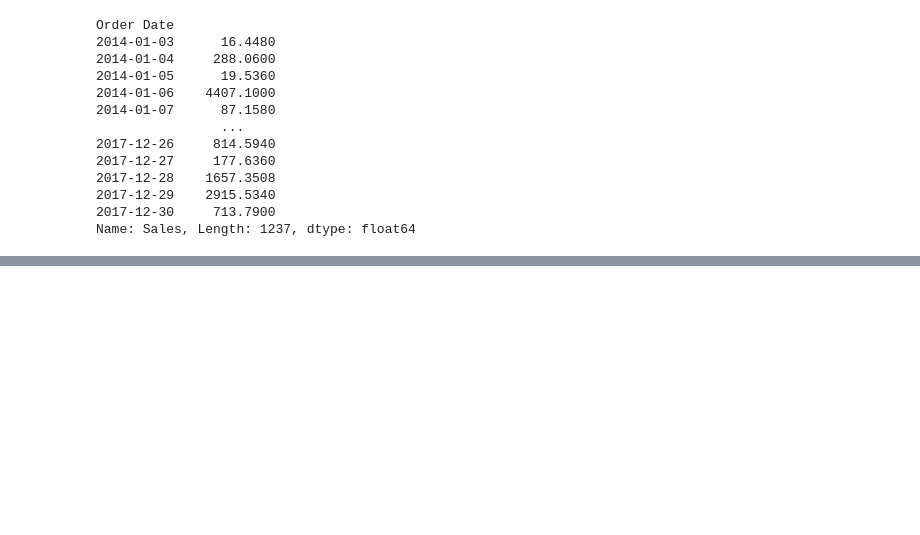
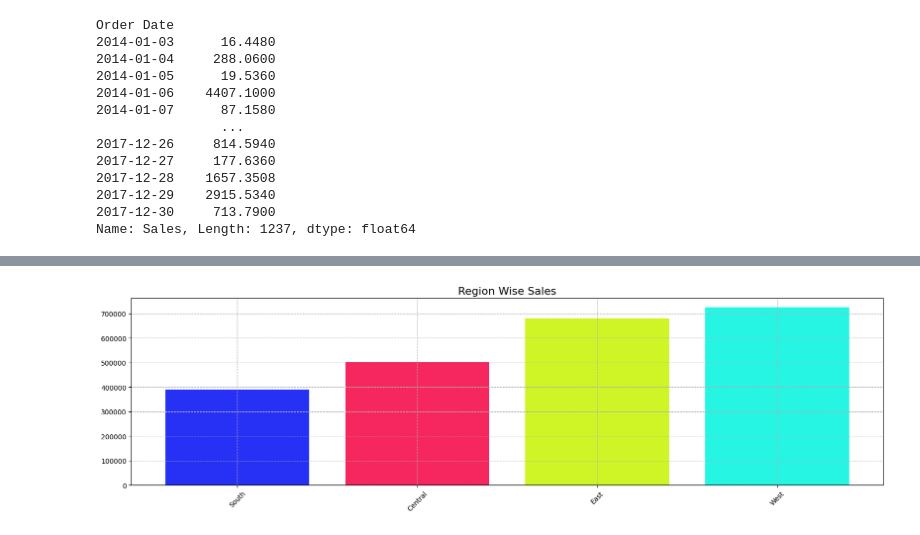
Before and after one commit to Abhishek-Shetty-02/PYTHON, a Jupyter notebook: 16_Visualization.ipynb, the cells around one changed output, grey strips where cells are left out. Drawn from its saved outputs; the diff is of its cells as text; code cells hidden in the pictures; blank space fills up the shorter version.

```diff
--- a/16_Visualization.ipynb
+++ b/16_Visualization.ipynb
@@ -159,0 +195,18 @@ Index(['Row ID', 'Order ID', 'Order Date', 'Ship Date', 'Ship Mode',
+# %%
+#Region Wise Sales
+
+sales_by_region= df.groupby('Region')['Sales'].sum().sort_values()
+sales_by_region
+
+plt.figure(figsize=(20,5))
+plt.bar(sales_by_region.index,sales_by_region.values, color=['#2731F5','#F5275E','#CFF527','#27F5E4'])
+
+plt.title("Region Wise Sales",fontsize=16)
+# plt.xlable("Order date", fontsize=12)
+# plt.ylable("Sales", fontsize=12)
+# plt.xticks(rotation=90)
+plt.xticks(rotation=45)
+plt.grid(True, linestyle='--')
+plt.show()
+# %% [output]
+[figure, added]
```
Also changed, not shown: parts of 9 cells of this notebook.
